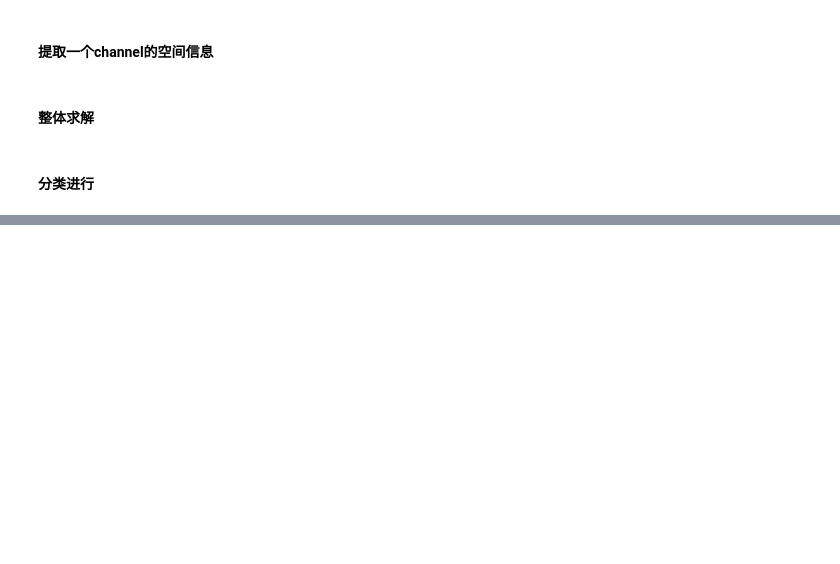
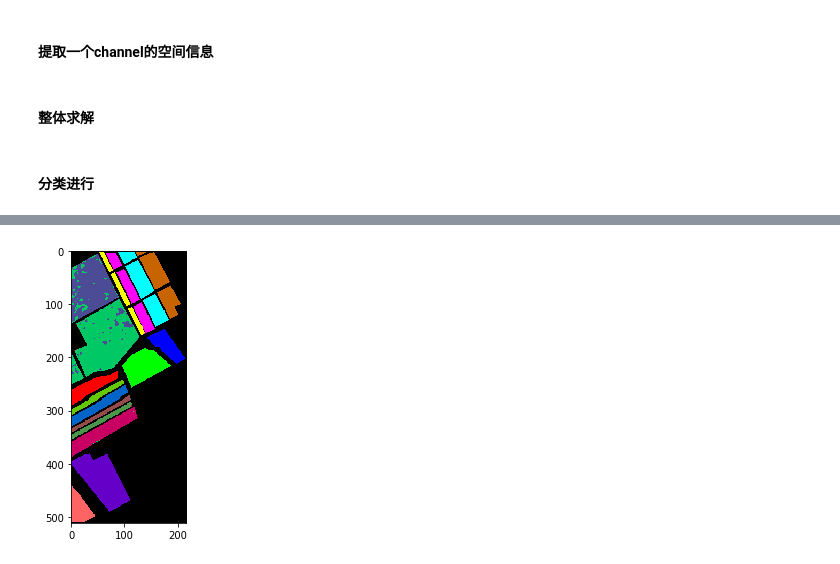
Before and after one commit to SemieZX/matrix_and_vector, a Jupyter notebook: HPI_CH3_EX/Salinas_pca_c.ipynb, the cells around one changed output, grey strips where cells are left out. Cells and saved outputs as stored; diff of their text form; code cells hidden in the pictures; blank space fills up the shorter version.

```diff
--- a/HPI_CH3_EX/Salinas_pca_c.ipynb
+++ b/HPI_CH3_EX/Salinas_pca_c.ipynb
@@ -269,6 +283,6 @@ new_show.shape
 # %%
 ## 提取所有数据
-testdata = np.genfromtxt('I:\data\aslinas_pca_spec_spic_30.csv',delimiter=',')
+testdata = np.genfromtxt('I:\data\slinas_pca_spec_spic_30.csv',delimiter=',')
 data_test = testdata[:,:-1]
 label_test = testdata[:,-1]
 print(data_test.shape)
@@ -285,10 +306,12 @@ ground_truth = spectral.imshow(classes = output_image.astype(int),figsize =(3,3)
 # %%
 # 构造分类图
 k = 0
 for i in range(output_image.shape[0]):
     for j in range(output_image.shape[1]):
         if output_image[i][j] != 0:
             new_show[i][j] = predict_label[k]
             k += 1
 # 分类效果图
-ground_truth = spectral.imshow(classes = new_show.astype(int),figsize =(3,3))
+ground_truth = spectral.imshow(classes = new_show.astype(int),figsize =(5,5))
+# %% [output]
+[figure, added]
```
Also changed, not shown: parts of 17 cells of this notebook, 5 other files.
